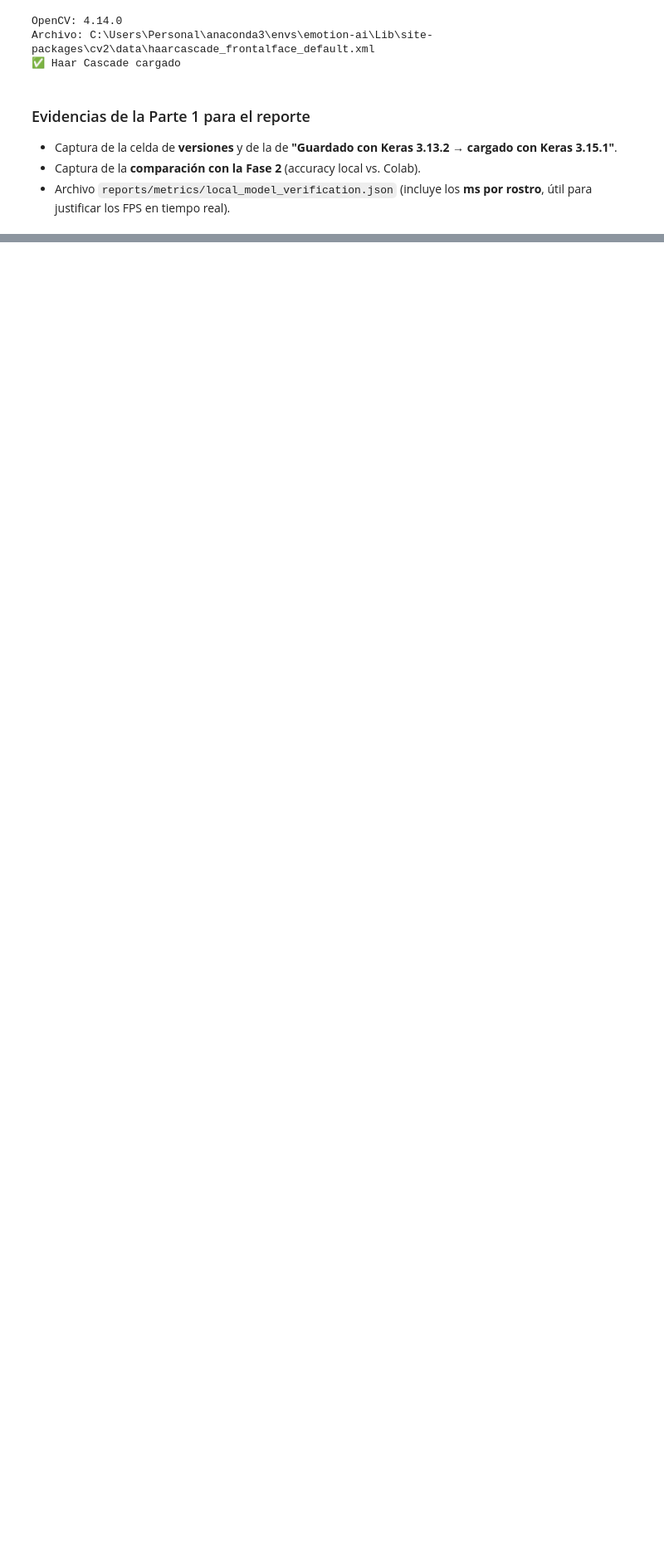
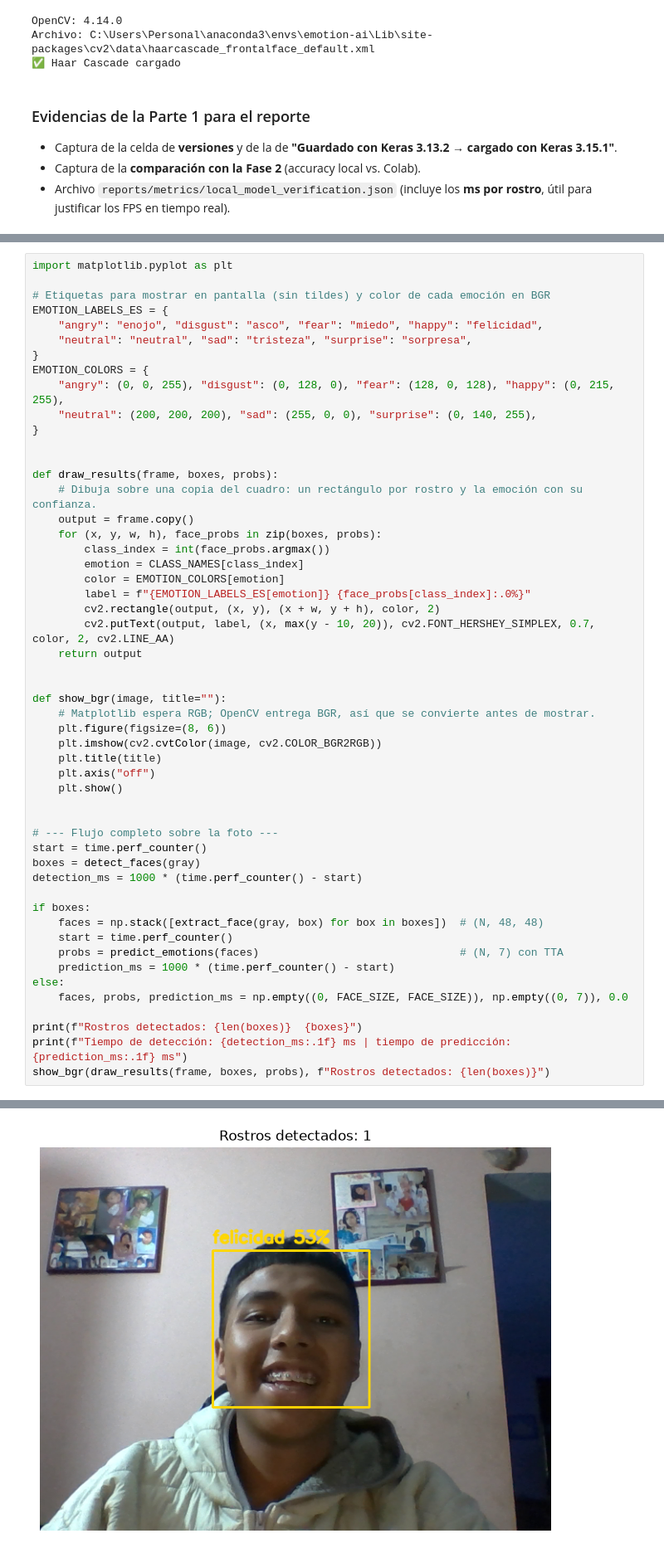
Before and after one commit to EdwarTrujillo/emotion-detection-assistant, a Jupyter notebook: notebooks/03_realtime_detection.ipynb, the cells around one changed output, grey strips where cells are left out. Shown at 83% size. Cells and saved outputs as stored; diff of their text form; blank space fills up the shorter version.

Commit message:
feat: add Haar Cascade face detection and parameter test

```diff
--- a/notebooks/03_realtime_detection.ipynb
+++ b/notebooks/03_realtime_detection.ipynb
@@ -302,0 +425,53 @@ Archivo: C:\Users\Personal\anaconda3\envs\emotion-ai\Lib\site-packages\cv2\data\
+# %%
+import matplotlib.pyplot as plt
+
+# Etiquetas para mostrar en pantalla (sin tildes) y color de cada emoción en BGR
+EMOTION_LABELS_ES = {
+    "angry": "enojo", "disgust": "asco", "fear": "miedo", "happy": "felicidad",
+    "neutral": "neutral", "sad": "tristeza", "surprise": "sorpresa",
+}
+EMOTION_COLORS = {
+    "angry": (0, 0, 255), "disgust": (0, 128, 0), "fear": (128, 0, 128), "happy": (0, 215, 255),
+    "neutral": (200, 200, 200), "sad": (255, 0, 0), "surprise": (0, 140, 255),
+}
+
+
+def draw_results(frame, boxes, probs):
+    # Dibuja sobre una copia del cuadro: un rectángulo por rostro y la emoción con su confianza.
+    output = frame.copy()
+    for (x, y, w, h), face_probs in zip(boxes, probs):
+        class_index = int(face_probs.argmax())
+        emotion = CLASS_NAMES[class_index]
+        color = EMOTION_COLORS[emotion]
+        label = f"{EMOTION_LABELS_ES[emotion]} {face_probs[class_index]:.0%}"
+        cv2.rectangle(output, (x, y), (x + w, y + h), color, 2)
+        cv2.putText(output, label, (x, max(y - 10, 20)), cv2.FONT_HERSHEY_SIMPLEX, 0.7, color, 2, cv2.LINE_AA)
+    return output
+
+
+def show_bgr(image, title=""):
+    # Matplotlib espera RGB; OpenCV entrega BGR, así que se convierte antes de mostrar.
+    plt.figure(figsize=(8, 6))
+    plt.imshow(cv2.cvtColor(image, cv2.COLOR_BGR2RGB))
+    plt.title(title)
+    plt.axis("off")
+    plt.show()
+
+
+# --- Flujo completo sobre la foto ---
+start = time.perf_counter()
+boxes = detect_faces(gray)
+detection_ms = 1000 * (time.perf_counter() - start)
+
+if boxes:
+    faces = np.stack([extract_face(gray, box) for box in boxes])  # (N, 48, 48)
+    start = time.perf_counter()
+    probs = predict_emotions(faces)                               # (N, 7) con TTA
+    prediction_ms = 1000 * (time.perf_counter() - start)
+else:
+    faces, probs, prediction_ms = np.empty((0, FACE_SIZE, FACE_SIZE)), np.empty((0, 7)), 0.0
+
+print(f"Rostros detectados: {len(boxes)}  {boxes}")
+print(f"Tiempo de detección: {detection_ms:.1f} ms | tiempo de predicción: {prediction_ms:.1f} ms")
+show_bgr(draw_results(frame, boxes, probs), f"Rostros detectados: {len(boxes)}")
+# %% [output]
@@ -302,0 +480 @@ Archivo: C:\Users\Personal\anaconda3\envs\emotion-ai\Lib\site-packages\cv2\data\
+[figure, added]
```
Also changed, not shown: parts of 14 cells of this notebook, 2 other files.
